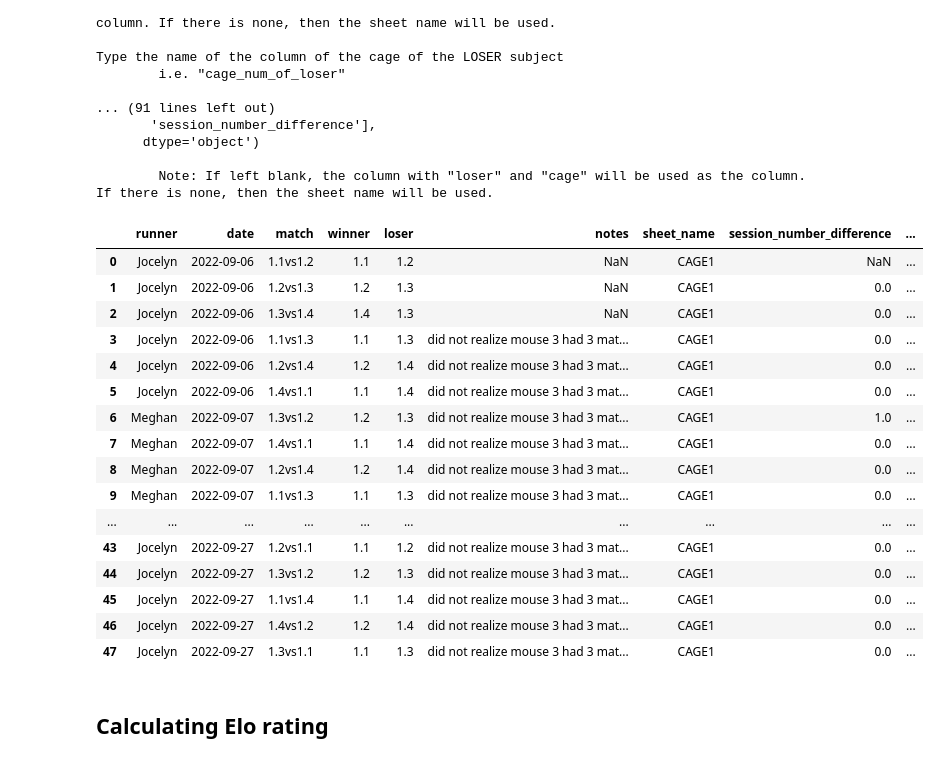
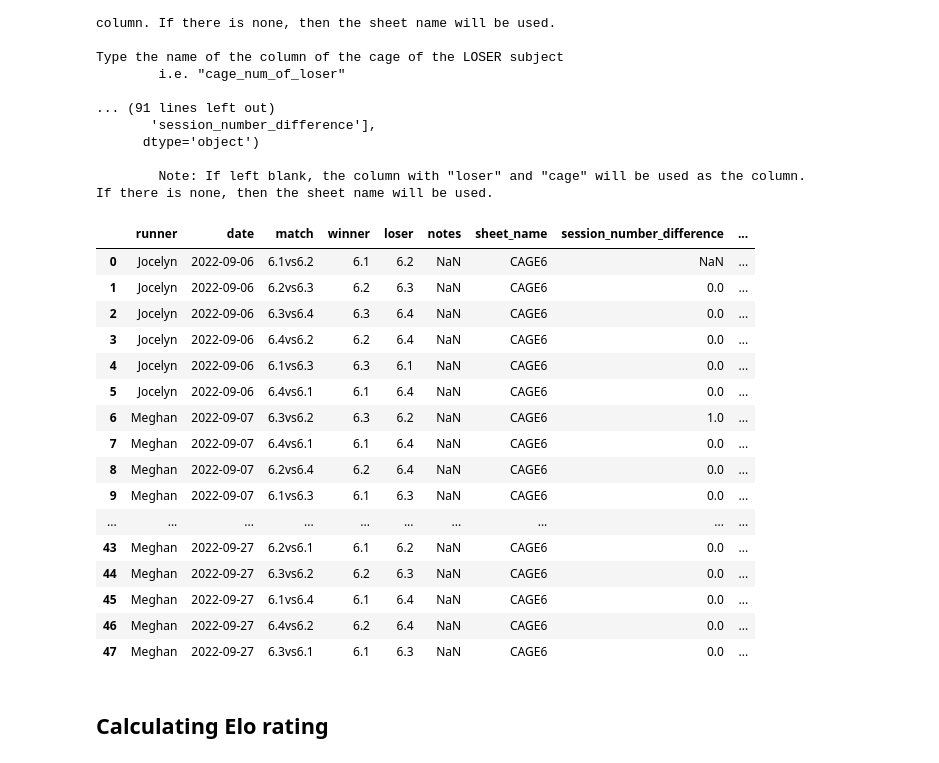
Before and after one commit to padillacoreanolab/social_competiton_elo_rating, a Jupyter notebook: jupyter_notebooks/tube_test_processing.ipynb, the cells around one changed output. Drawn from its saved outputs; the diff is of its cells as text; code cells hidden in the pictures.

```diff
--- a/jupyter_notebooks/tube_test_processing.ipynb
+++ b/jupyter_notebooks/tube_test_processing.ipynb
@@ -783,25 +784,25 @@ Type the name of the column of the cage of the LOSER subject
 
         Note: If left blank, the column with "loser" and "cage" will be used as the column. If there is none, then the sheet name will be used.
 # %%
-sheet_name_to_everything["CAGE1"]["processed_behavior_recording_dataframe"]
+sheet_name_to_everything[key]["processed_behavior_recording_dataframe"]
 # %% [output]
 |  | runner | date | match | winner | loser | notes | sheet_name | session_number_difference | ... |
-| 0 | Jocelyn | 2022-09-06 | 1.1vs1.2 | 1.1 | 1.2 | NaN | CAGE1 | NaN | ... |
-| 1 | Jocelyn | 2022-09-06 | 1.2vs1.3 | 1.2 | 1.3 | NaN | CAGE1 | 0.0 | ... |
-| 2 | Jocelyn | 2022-09-06 | 1.3vs1.4 | 1.4 | 1.3 | NaN | CAGE1 | 0.0 | ... |
-| 3 | Jocelyn | 2022-09-06 | 1.1vs1.3 | 1.1 | 1.3 | did not realize mouse 3 had 3 mat... | CAGE1 | 0.0 | ... |
-| 4 | Jocelyn | 2022-09-06 | 1.2vs1.4 | 1.2 | 1.4 | did not realize mouse 3 had 3 mat... | CAGE1 | 0.0 | ... |
-| 5 | Jocelyn | 2022-09-06 | 1.4vs1.1 | 1.1 | 1.4 | did not realize mouse 3 had 3 mat... | CAGE1 | 0.0 | ... |
-| 6 | Meghan | 2022-09-07 | 1.3vs1.2 | 1.2 | 1.3 | did not realize mouse 3 had 3 mat... | CAGE1 | 1.0 | ... |
-| 7 | Meghan | 2022-09-07 | 1.4vs1.1 | 1.1 | 1.4 | did not realize mouse 3 had 3 mat... | CAGE1 | 0.0 | ... |
-| 8 | Meghan | 2022-09-07 | 1.2vs1.4 | 1.2 | 1.4 | did not realize mouse 3 had 3 mat... | CAGE1 | 0.0 | ... |
-| 9 | Meghan | 2022-09-07 | 1.1vs1.3 | 1.1 | 1.3 | did not realize mouse 3 had 3 mat... | CAGE1 | 0.0 | ... |
+| 0 | Jocelyn | 2022-09-06 | 6.1vs6.2 | 6.1 | 6.2 | NaN | CAGE6 | NaN | ... |
+| 1 | Jocelyn | 2022-09-06 | 6.2vs6.3 | 6.2 | 6.3 | NaN | CAGE6 | 0.0 | ... |
+| 2 | Jocelyn | 2022-09-06 | 6.3vs6.4 | 6.3 | 6.4 | NaN | CAGE6 | 0.0 | ... |
+| 3 | Jocelyn | 2022-09-06 | 6.4vs6.2 | 6.2 | 6.4 | NaN | CAGE6 | 0.0 | ... |
+| 4 | Jocelyn | 2022-09-06 | 6.1vs6.3 | 6.3 | 6.1 | NaN | CAGE6 | 0.0 | ... |
+| 5 | Jocelyn | 2022-09-06 | 6.4vs6.1 | 6.1 | 6.4 | NaN | CAGE6 | 0.0 | ... |
+| 6 | Meghan | 2022-09-07 | 6.3vs6.2 | 6.3 | 6.2 | NaN | CAGE6 | 1.0 | ... |
+| 7 | Meghan | 2022-09-07 | 6.4vs6.1 | 6.1 | 6.4 | NaN | CAGE6 | 0.0 | ... |
+| 8 | Meghan | 2022-09-07 | 6.2vs6.4 | 6.2 | 6.4 | NaN | CAGE6 | 0.0 | ... |
+| 9 | Meghan | 2022-09-07 | 6.1vs6.3 | 6.1 | 6.3 | NaN | CAGE6 | 0.0 | ... |
 | ... | ... | ... | ... | ... | ... | ... | ... | ... | ... |
-| 43 | Jocelyn | 2022-09-27 | 1.2vs1.1 | 1.1 | 1.2 | did not realize mouse 3 had 3 mat... | CAGE1 | 0.0 | ... |
-| 44 | Jocelyn | 2022-09-27 | 1.3vs1.2 | 1.2 | 1.3 | did not realize mouse 3 had 3 mat... | CAGE1 | 0.0 | ... |
-| 45 | Jocelyn | 2022-09-27 | 1.1vs1.4 | 1.1 | 1.4 | did not realize mouse 3 had 3 mat... | CAGE1 | 0.0 | ... |
-| 46 | Jocelyn | 2022-09-27 | 1.4vs1.2 | 1.2 | 1.4 | did not realize mouse 3 had 3 mat... | CAGE1 | 0.0 | ... |
-| 47 | Jocelyn | 2022-09-27 | 1.3vs1.1 | 1.1 | 1.3 | did not realize mouse 3 had 3 mat... | CAGE1 | 0.0 | ... |
+| 43 | Meghan | 2022-09-27 | 6.2vs6.1 | 6.1 | 6.2 | NaN | CAGE6 | 0.0 | ... |
+| 44 | Meghan | 2022-09-27 | 6.3vs6.2 | 6.2 | 6.3 | NaN | CAGE6 | 0.0 | ... |
+| 45 | Meghan | 2022-09-27 | 6.1vs6.4 | 6.1 | 6.4 | NaN | CAGE6 | 0.0 | ... |
+| 46 | Meghan | 2022-09-27 | 6.4vs6.2 | 6.2 | 6.4 | NaN | CAGE6 | 0.0 | ... |
+| 47 | Meghan | 2022-09-27 | 6.3vs6.1 | 6.1 | 6.3 | NaN | CAGE6 | 0.0 | ... |
 # %% [markdown]
 ## Calculating Elo rating
 # %% [markdown]
```
Also changed, not shown: parts of 14 cells of this notebook, 1 other file.
